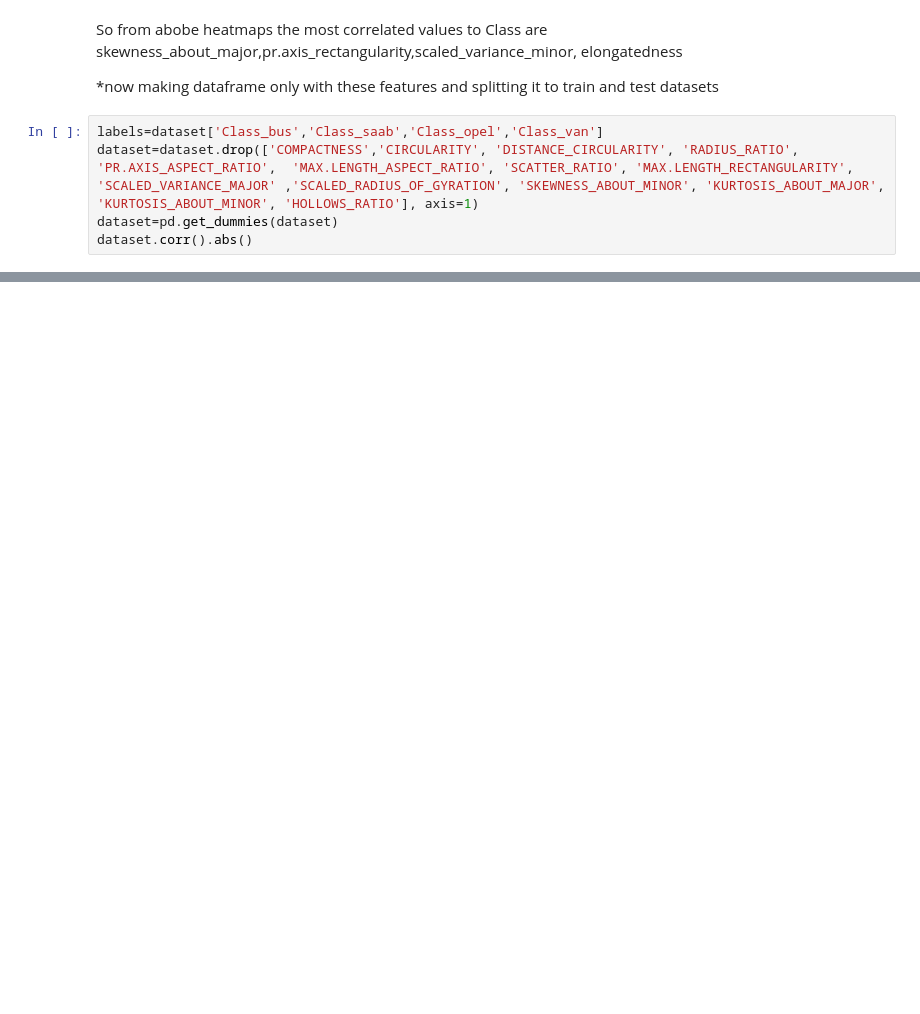
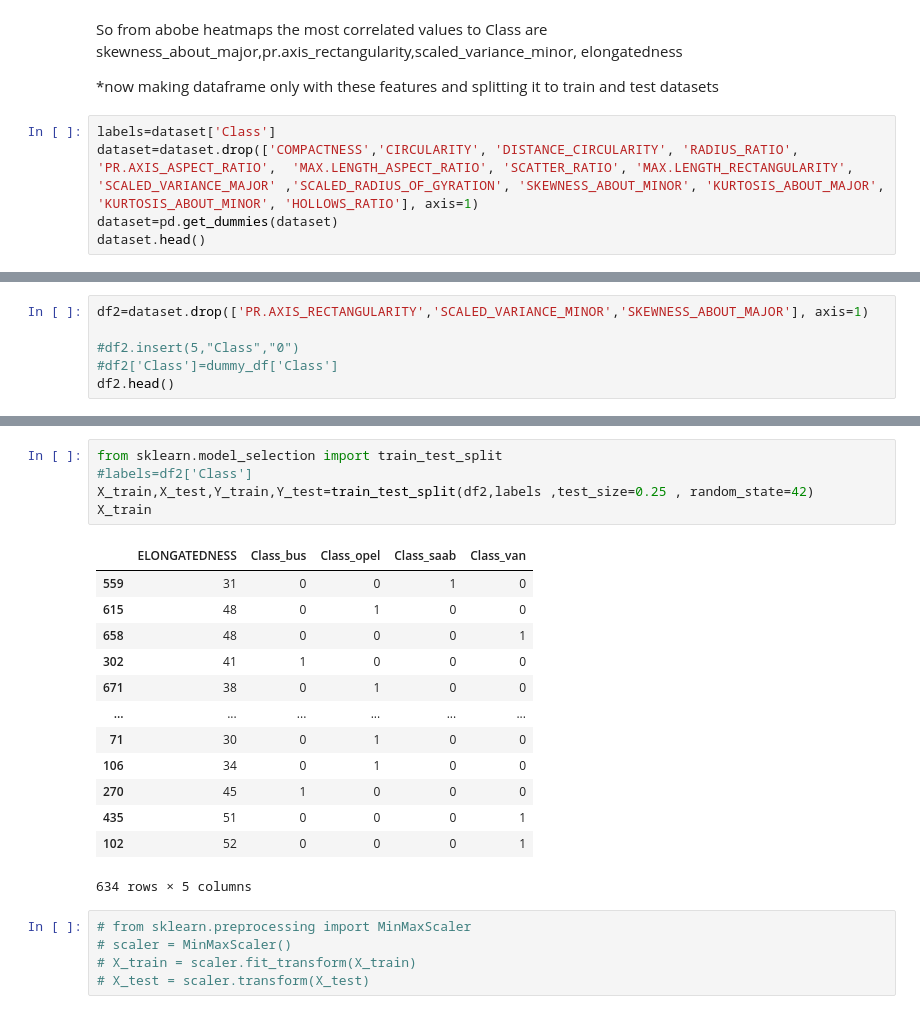
Before and after one commit to mozilla/PRESC, a Jupyter notebook: dev/silvererudite_task2/PRESC_startuptask.ipynb, the cells around one changed output, grey strips where cells are left out. Saved outputs shown, nothing was run; the diff lists cells and outputs as text; blank space fills up the shorter version.

```diff
--- a/dev/silvererudite_task2/PRESC_startuptask.ipynb
+++ b/dev/silvererudite_task2/PRESC_startuptask.ipynb
@@ -113,8 +131,8 @@ So from abobe heatmaps the most correlated values to Class are skewness_about_ma
 
 *now making dataframe only with these features and splitting it to train and test datasets
 # %%
-labels=dataset['Class_bus','Class_saab','Class_opel','Class_van']
+labels=dataset['Class']
 dataset=dataset.drop(['COMPACTNESS','CIRCULARITY', 'DISTANCE_CIRCULARITY', 'RADIUS_RATIO', 'PR.AXIS_ASPECT_RATIO',  'MAX.LENGTH_ASPECT_RATIO', 'SCATTER_RATIO', 'MAX.LENGTH_RECTANGULARITY', 'SCALED_VARIANCE_MAJOR' ,'SCALED_RADIUS_OF_GYRATION', 'SKEWNESS_ABOUT_MINOR', 'KURTOSIS_ABOUT_MAJOR', 'KURTOSIS_ABOUT_MINOR', 'HOLLOWS_RATIO'], axis=1)
 dataset=pd.get_dummies(dataset)
-dataset.corr().abs()
+dataset.head()
 # %% [output]
@@ -121,0 +203,6 @@ KeyError: ignored
+# %%
+df2=dataset.drop(['PR.AXIS_RECTANGULARITY','SCALED_VARIANCE_MINOR','SKEWNESS_ABOUT_MAJOR'], axis=1)
+
+#df2.insert(5,"Class","0")
+#df2['Class']=dummy_df['Class']
+df2.head()
@@ -121,0 +216,24 @@ KeyError: ignored
+# %%
+from sklearn.model_selection import train_test_split
+#labels=df2['Class']
+X_train,X_test,Y_train,Y_test=train_test_split(df2,labels ,test_size=0.25 , random_state=42)
+X_train
+# %% [output]
+|  | ELONGATEDNESS | Class_bus | Class_opel | Class_saab | Class_van |
+| 559 | 31 | 0 | 0 | 1 | 0 |
+| 615 | 48 | 0 | 1 | 0 | 0 |
+| 658 | 48 | 0 | 0 | 0 | 1 |
+| 302 | 41 | 1 | 0 | 0 | 0 |
+| 671 | 38 | 0 | 1 | 0 | 0 |
+| ... | ... | ... | ... | ... | ... |
+| 71 | 30 | 0 | 1 | 0 | 0 |
+| 106 | 34 | 0 | 1 | 0 | 0 |
+| 270 | 45 | 1 | 0 | 0 | 0 |
+| 435 | 51 | 0 | 0 | 0 | 1 |
+| 102 | 52 | 0 | 0 | 0 | 1 |
+634 rows × 5 columns
+# %%
+# from sklearn.preprocessing import MinMaxScaler
+# scaler = MinMaxScaler()
+# X_train = scaler.fit_transform(X_train)
+# X_test = scaler.transform(X_test)
```
Also changed, not shown: parts of 12 cells of this notebook.
